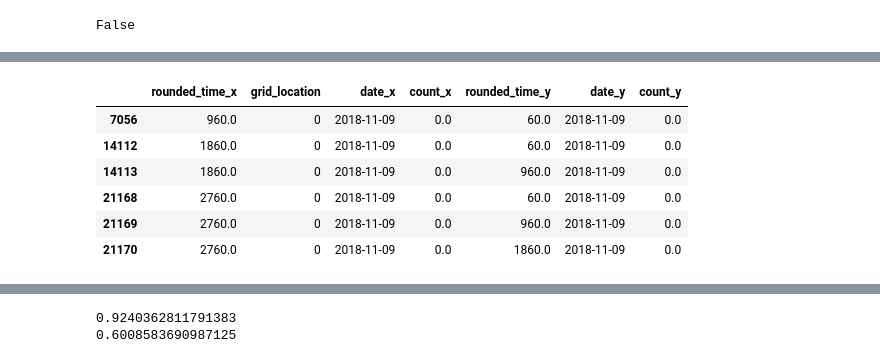
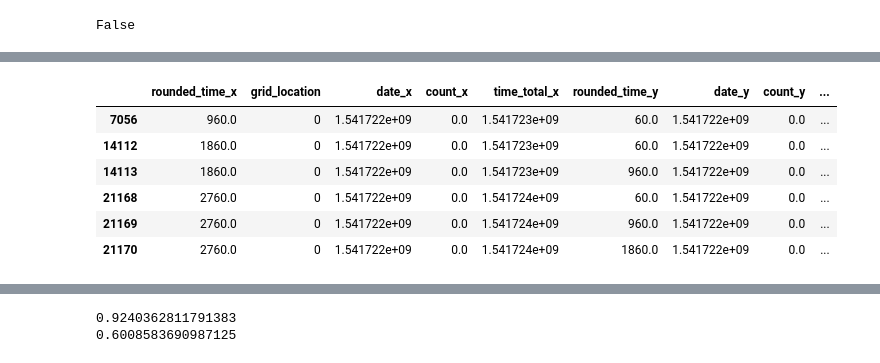
Before and after one commit to johnhayes20/Fantastic-Scooters-and-How-to-Redestribute-Them, a Jupyter notebook: Data Cleaning.ipynb, the cells around one changed output, grey strips where cells are left out. Saved outputs shown, nothing was run; the diff lists cells and outputs as text; code cells hidden in the pictures.

Commit message:
adding idle, and turn over columns

```diff
--- a/Data Cleaning.ipynb
+++ b/Data Cleaning.ipynb
@@ -9,12 +9,12 @@ import folium
 from folium.plugins import MarkerCluster
 import datetime
 # %%
-def get_data():
+def get_data(n=500000):
 
     df = pd.read_csv('bird_data.csv')
     df.drop(['code', 'captive'], axis=1, inplace=True)
 
-    temp_df = df.head(200000)
+    temp_df = df.head(n)
 
     new_df = add_lat_long(temp_df)
     new_df['count'] = 1
@@ -244,11 +235,11 @@ def grid_count(df, n=42):
                     new_df = new_df.append({'rounded_time':unique_rounded_time, 'grid_location':unique_grid_location, 'date':unique_date}, ignore_index=True)
     new_df['grid_location'] = new_df['grid_location'].astype(int)
 
+    df = df.groupby(['rounded_time', 'grid_location', 'day_of_week', 'date']).size().reset_index(name='counts')
     df3 = pd.concat([df,new_df])
     df3 = df3.fillna(0)
-    df3 = df3.sort_values(by='grid_location')
+    df3 = df3.sort_values(by=['grid_location', 'rounded_time'])
     #for a given date and rounded time - check to see if there is a grid location, if not set count to 0.
 
-    #df3 = df3.groupby(['rounded_time', 'grid_location', 'day_of_week', 'date']).size().reset_index(name='counts')
     #df = df.groupby(['grid_location']).agg(['count'])
     return df3
@@ -257,7 +246,7 @@ def grid_count(df, n=42):
 # %%
 new_df = grid_count(df)
-new_df
-#df3 = pd.concat([df,new_df])
-#df3.drop_duplicates(subset=['grid_location', 'col3'], inplace=True, keep='last')
-new_df = new_df.groupby(['rounded_time', 'grid_location', 'date'], as_index=False)[['count']].sum()
+new_df.info()
+ #df3 = pd.concat([df,new_df])
+ #df3.drop_duplicates(subset=['grid_location', 'col3'], inplace=True, keep='last')
+#new_df = new_df.groupby(['rounded_time', 'grid_location', 'date'], as_index=False)[['count']].sum()
 # %% [output]
@@ -269,20 +268,20 @@ To retain the current behavior and silence the warning, pass sort=False
 # %%
 #new_df = new_df.groupby(['rounded_time', 'grid_location', 'date'])['count'].sum()
 new_df.copy()
+new_df['time_total'] = new_df['rounded_time']+new_df['date']
 merge_df = pd.merge(new_df,new_df,how='left', left_on='grid_location', right_on='grid_location')
-double_merge = merge_df[merge_df['rounded_time_x']>merge_df['rounded_time_y']]
+double_merge = merge_df[(merge_df['time_total_x']>merge_df['time_total_y'])]
+
 double_merge[double_merge['grid_location']==0]
 #merge_df
-
-#THIS WILL NOT WORK FOR MULTIPLE DAYS - NEEDS COLUMN FOR SECONDS SINCE EPOCH
 # %% [output]
-|  | rounded_time_x | grid_location | date_x | count_x | rounded_time_y | date_y | count_y |
-| 7056 | 960.0 | 0 | 2018-11-09 | 0.0 | 60.0 | 2018-11-09 | 0.0 |
-| 14112 | 1860.0 | 0 | 2018-11-09 | 0.0 | 60.0 | 2018-11-09 | 0.0 |
-| 14113 | 1860.0 | 0 | 2018-11-09 | 0.0 | 960.0 | 2018-11-09 | 0.0 |
-| 21168 | 2760.0 | 0 | 2018-11-09 | 0.0 | 60.0 | 2018-11-09 | 0.0 |
-| 21169 | 2760.0 | 0 | 2018-11-09 | 0.0 | 960.0 | 2018-11-09 | 0.0 |
-| 21170 | 2760.0 | 0 | 2018-11-09 | 0.0 | 1860.0 | 2018-11-09 | 0.0 |
+|  | rounded_time_x | grid_location | date_x | count_x | time_total_x | rounded_time_y | date_y | count_y | ... |
+| 7056 | 960.0 | 0 | 1.541722e+09 | 0.0 | 1.541723e+09 | 60.0 | 1.541722e+09 | 0.0 | ... |
+| 14112 | 1860.0 | 0 | 1.541722e+09 | 0.0 | 1.541723e+09 | 60.0 | 1.541722e+09 | 0.0 | ... |
+| 14113 | 1860.0 | 0 | 1.541722e+09 | 0.0 | 1.541723e+09 | 960.0 | 1.541722e+09 | 0.0 | ... |
+| 21168 | 2760.0 | 0 | 1.541722e+09 | 0.0 | 1.541724e+09 | 60.0 | 1.541722e+09 | 0.0 | ... |
+| 21169 | 2760.0 | 0 | 1.541722e+09 | 0.0 | 1.541724e+09 | 960.0 | 1.541722e+09 | 0.0 | ... |
+| 21170 | 2760.0 | 0 | 1.541722e+09 | 0.0 | 1.541724e+09 | 1860.0 | 1.541722e+09 | 0.0 | ... |
 # %%
 #For Categorical - set count to 1 or 0 depending on if there are any scooters there
 
```
Also changed, not shown: parts of 25 cells of this notebook.
